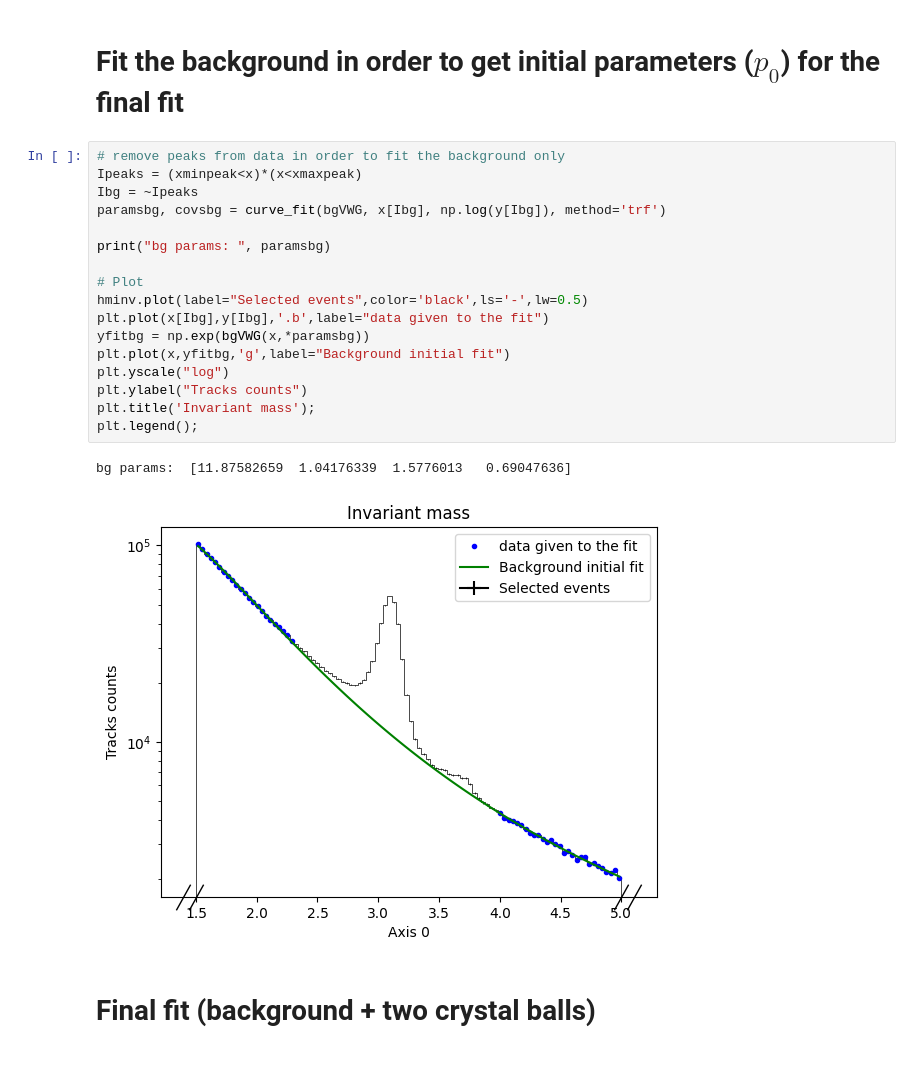
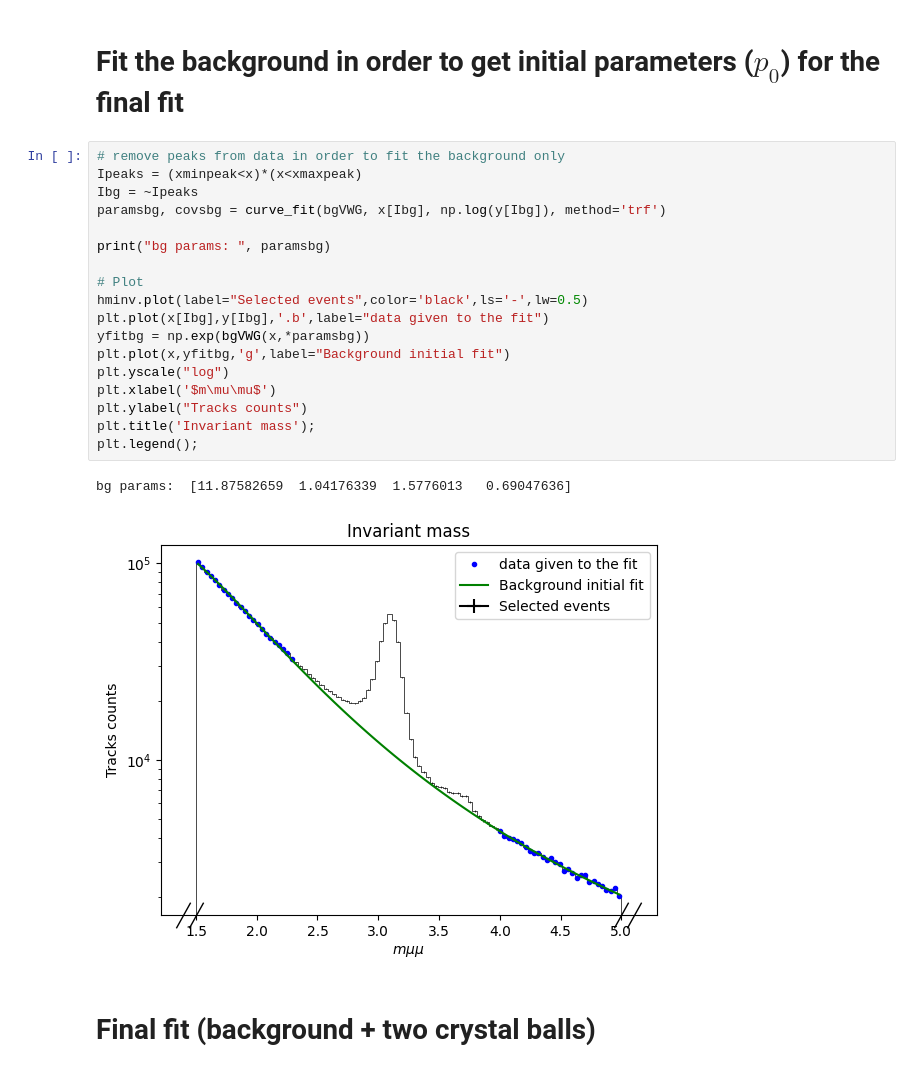
Before and after one commit to nantes-m2-rps-exp/qqbar2mumu-2023, a Jupyter notebook: notebooks/fit.ipynb, the cells around one changed output. Cells and saved outputs as stored; diff of their text form.

```diff
--- a/notebooks/fit.ipynb
+++ b/notebooks/fit.ipynb
@@ -79,23 +83,24 @@ xmaxpeak = 4.0
 # %%
 # remove peaks from data in order to fit the background only
 Ipeaks = (xminpeak<x)*(x<xmaxpeak)
 Ibg = ~Ipeaks
 paramsbg, covsbg = curve_fit(bgVWG, x[Ibg], np.log(y[Ibg]), method='trf')
 
 print("bg params: ", paramsbg)
 
 # Plot
 hminv.plot(label="Selected events",color='black',ls='-',lw=0.5)
 plt.plot(x[Ibg],y[Ibg],'.b',label="data given to the fit")
 yfitbg = np.exp(bgVWG(x,*paramsbg))
 plt.plot(x,yfitbg,'g',label="Background initial fit")
 plt.yscale("log")
+plt.xlabel('$m\mu\mu$')
 plt.ylabel("Tracks counts")
 plt.title('Invariant mass');
 plt.legend();
 # %% [output]
 bg params:  [11.87582659  1.04176339  1.5776013   0.69047636]
-[figure, old version]
+[figure, new version]
 # %% [markdown]
 # Final fit (background + two crystal balls)
 # %%
```
Also changed, not shown: parts of 3 cells of this notebook, 1 other file.
